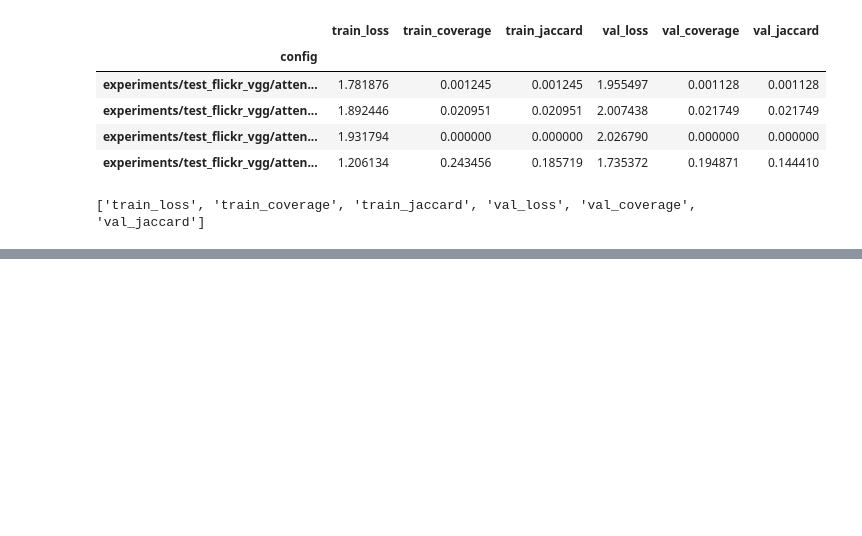
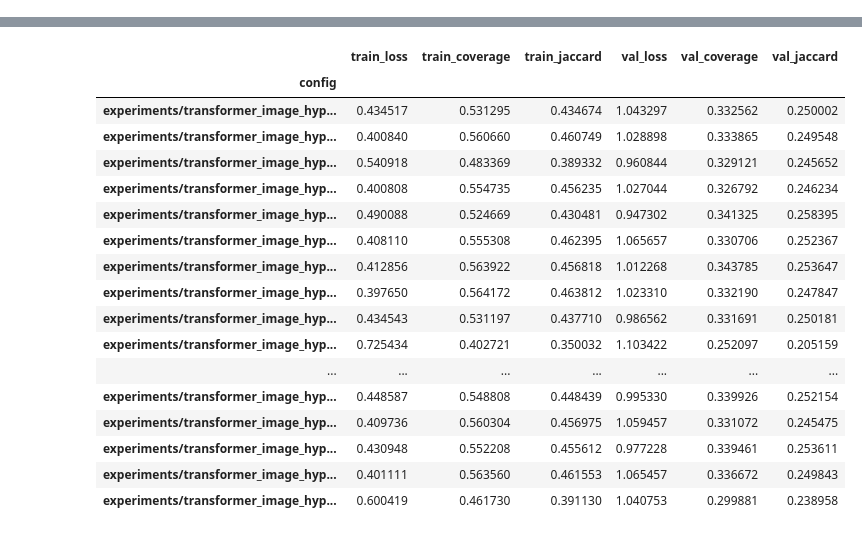
Before and after one commit to EdvardHolden/axiom_caption, a Jupyter notebook: synthesise_results.ipynb, the cells around one changed output, grey strips where cells are left out. Drawn from its saved outputs; the diff is of its cells as text; code cells hidden in the pictures; blank space fills up the shorter version.

```diff
--- a/synthesise_results.ipynb
+++ b/synthesise_results.ipynb
@@ -34,7 +38,8 @@ hyperparam                            unknown
 #RESULTS_DIR = 'experiments/experiment_2A_remove_unknown'
 #RESULTS_DIR = 'experiments/experiment_2B_remove_unknown'
 #RESULTS_DIR = "experiments/test_flickr_params"
-RESULTS_DIR = "experiments/test_flickr_vgg"
+#RESULTS_DIR = "experiments/test_flickr_vgg"
+RESULTS_DIR = "experiments/transformer_image_hyperparam"
 # %%
 
 types = ['train', 'test', 'val']
@@ -47,7 +52,7 @@ def highlight_max(x):
 def highlight_min(x):
     return np.where(x == np.nanmin(x.to_numpy()), f"font-weight: bold;", None)
 
-def markdown_highlight(df):
+def markdown_highlight(df, max_columns, min_columns):
 
     # Apply min and max highlights
     s = df.style.apply(highlight_max, subset=max_columns, axis=0)
@@ -55,31 +60,24 @@ def markdown_highlight(df):
 
     return s
 
-def create_df():
+def create_df(experiment):
     metrics = dict()
-    aggregate_metrics(RESULTS_DIR, metrics)
+    aggregate_metrics(experiment, metrics)
     headers = metrics[list(metrics.keys())[0]].keys()
-    table = [[subdir] + [values[h] for h in headers] for subdir, values in metrics.items()]
+    table = [[subdir] + [float(values[h]) for h in headers] for subdir, values in metrics.items()]
     # Create df of the data
     df = pd.DataFrame(table, columns=['config'] + list(headers)).set_index('config')
     return df
+
+def synthesize_results(experiment):
+    df = create_df(experiment)
+    max_columns = [ty + '_' + mt for ty, mt in itertools.product(*[types, max_tags])]
+    max_columns = [col for col in max_columns if col in df.columns]
+    min_columns = [ty + '_' + mt for ty, mt in itertools.product(*[types, min_tags])]
+    min_columns = [col for col in min_columns if col in df.columns]
+
+    df = markdown_highlight(df, max_columns, min_columns)
+    return df
-# %%
-df = create_df()
-max_columns = [ty + '_' + mt for ty, mt in itertools.product(*[types, max_tags])]
-max_columns = [col for col in max_columns if col in df.columns]
-min_columns = [ty + '_' + mt for ty, mt in itertools.product(*[types, min_tags])]
-min_columns = [col for col in min_columns if col in df.columns]
-
-df = markdown_highlight(df)
-df
-# %% [output]
-|  | train_loss | train_coverage | train_jaccard | val_loss | val_coverage | val_jaccard |
-| config |  |  |  |  |  |  |
-| experiments/test_flickr_vgg/atten... | 1.781876 | 0.001245 | 0.001245 | 1.955497 | 0.001128 | 0.001128 |
-| experiments/test_flickr_vgg/atten... | 1.892446 | 0.020951 | 0.020951 | 2.007438 | 0.021749 | 0.021749 |
-| experiments/test_flickr_vgg/atten... | 1.931794 | 0.000000 | 0.000000 | 2.026790 | 0.000000 | 0.000000 |
-| experiments/test_flickr_vgg/atten... | 1.206134 | 0.243456 | 0.185719 | 1.735372 | 0.194871 | 0.144410 |
-# %%
-print(list(df.columns))
-# %% [output]
-['train_loss', 'train_coverage', 'train_jaccard', 'val_loss', 'val_coverage', 'val_jaccard']
+# %%
+synthesize_results(RESULTS_DIR)
+# %% [output]
@@ -85,0 +93,18 @@ print(list(df.columns))
+|  | train_loss | train_coverage | train_jaccard | val_loss | val_coverage | val_jaccard |
+| config |  |  |  |  |  |  |
+| experiments/transformer_image_hyp... | 0.434517 | 0.531295 | 0.434674 | 1.043297 | 0.332562 | 0.250002 |
+| experiments/transformer_image_hyp... | 0.400840 | 0.560660 | 0.460749 | 1.028898 | 0.333865 | 0.249548 |
+| experiments/transformer_image_hyp... | 0.540918 | 0.483369 | 0.389332 | 0.960844 | 0.329121 | 0.245652 |
+| experiments/transformer_image_hyp... | 0.400808 | 0.554735 | 0.456235 | 1.027044 | 0.326792 | 0.246234 |
+| experiments/transformer_image_hyp... | 0.490088 | 0.524669 | 0.430481 | 0.947302 | 0.341325 | 0.258395 |
+| experiments/transformer_image_hyp... | 0.408110 | 0.555308 | 0.462395 | 1.065657 | 0.330706 | 0.252367 |
+| experiments/transformer_image_hyp... | 0.412856 | 0.563922 | 0.456818 | 1.012268 | 0.343785 | 0.253647 |
+| experiments/transformer_image_hyp... | 0.397650 | 0.564172 | 0.463812 | 1.023310 | 0.332190 | 0.247847 |
+| experiments/transformer_image_hyp... | 0.434543 | 0.531197 | 0.437710 | 0.986562 | 0.331691 | 0.250181 |
+| experiments/transformer_image_hyp... | 0.725434 | 0.402721 | 0.350032 | 1.103422 | 0.252097 | 0.205159 |
+| ... | ... | ... | ... | ... | ... | ... |
+| experiments/transformer_image_hyp... | 0.448587 | 0.548808 | 0.448439 | 0.995330 | 0.339926 | 0.252154 |
+| experiments/transformer_image_hyp... | 0.409736 | 0.560304 | 0.456975 | 1.059457 | 0.331072 | 0.245475 |
+| experiments/transformer_image_hyp... | 0.430948 | 0.552208 | 0.455612 | 0.977228 | 0.339461 | 0.253611 |
+| experiments/transformer_image_hyp... | 0.401111 | 0.563560 | 0.461553 | 1.065457 | 0.336672 | 0.249843 |
+| experiments/transformer_image_hyp... | 0.600419 | 0.461730 | 0.391130 | 1.040753 | 0.299881 | 0.238958 |
```
Also changed, not shown: parts of 4 cells of this notebook, 1 other file.
